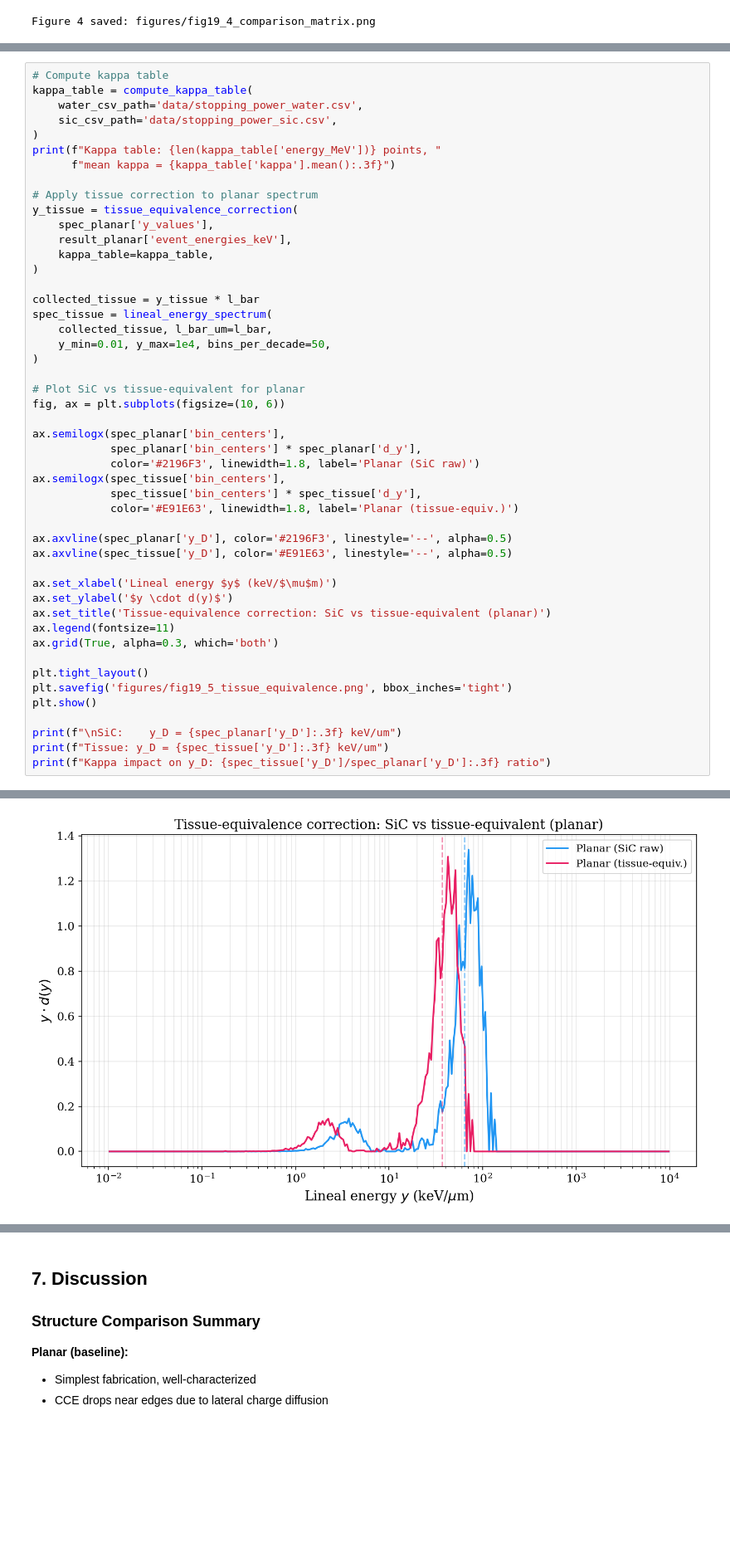
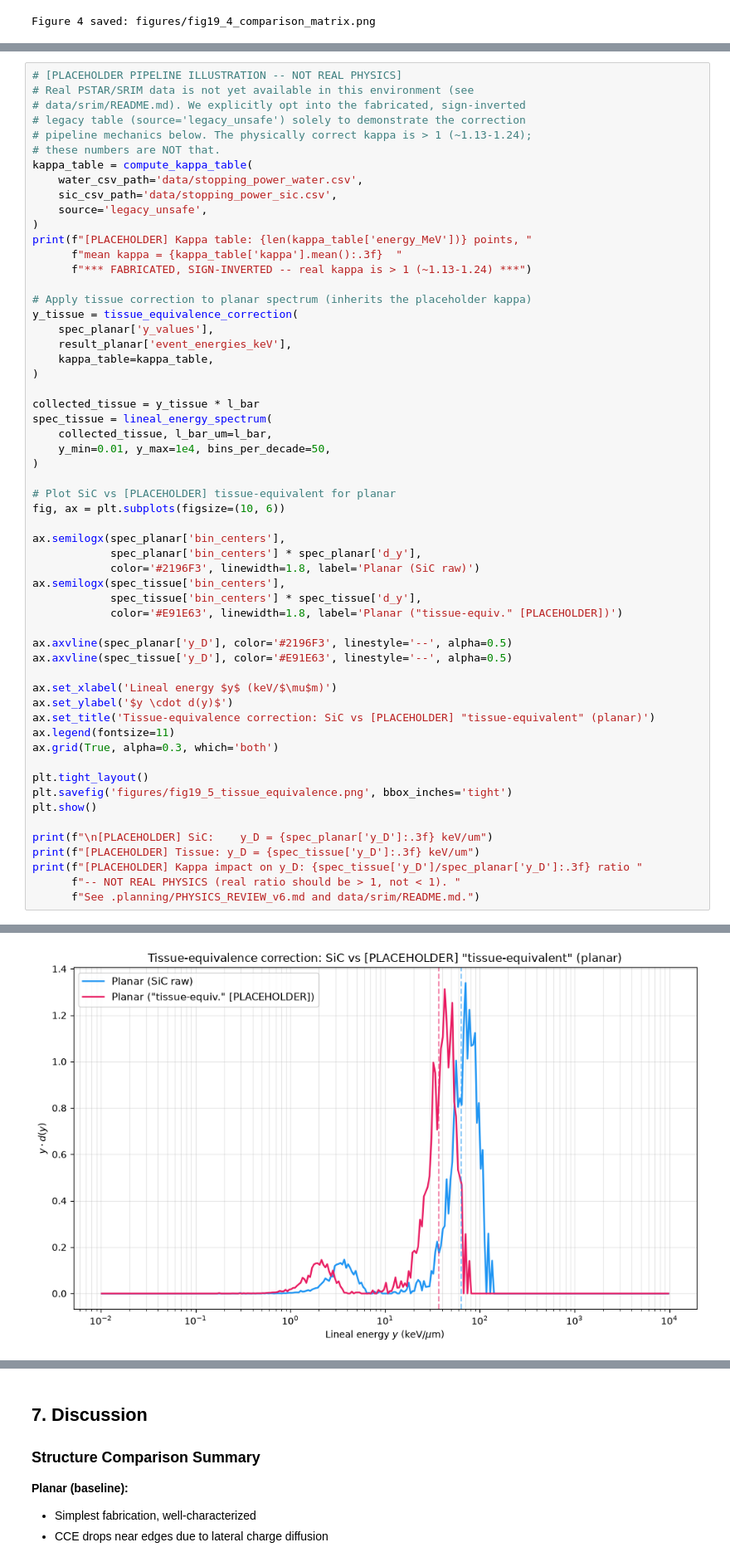
Before and after one commit to ngcex/sic-tcad-detector, a Jupyter notebook: notebooks/19_alternative_structures.ipynb, the cells around one changed output, grey strips where cells are left out. Shown at 83% size. Saved outputs shown, nothing was run; the diff lists cells and outputs as text; blank space fills up the shorter version.

```diff
--- a/notebooks/19_alternative_structures.ipynb
+++ b/notebooks/19_alternative_structures.ipynb
@@ -957,13 +972,20 @@ response maps to tissue-relevant dosimetric quantities.
 # %%
-# Compute kappa table
+# [PLACEHOLDER PIPELINE ILLUSTRATION -- NOT REAL PHYSICS]
+# Real PSTAR/SRIM data is not yet available in this environment (see
+# data/srim/README.md). We explicitly opt into the fabricated, sign-inverted
+# legacy table (source='legacy_unsafe') solely to demonstrate the correction
+# pipeline mechanics below. The physically correct kappa is > 1 (~1.13-1.24);
+# these numbers are NOT that.
 kappa_table = compute_kappa_table(
     water_csv_path='data/stopping_power_water.csv',
     sic_csv_path='data/stopping_power_sic.csv',
+    source='legacy_unsafe',
 )
-print(f"Kappa table: {len(kappa_table['energy_MeV'])} points, "
-      f"mean kappa = {kappa_table['kappa'].mean():.3f}")
+print(f"[PLACEHOLDER] Kappa table: {len(kappa_table['energy_MeV'])} points, "
+      f"mean kappa = {kappa_table['kappa'].mean():.3f}  "
+      f"*** FABRICATED, SIGN-INVERTED -- real kappa is > 1 (~1.13-1.24) ***")
 
-# Apply tissue correction to planar spectrum
+# Apply tissue correction to planar spectrum (inherits the placeholder kappa)
 y_tissue = tissue_equivalence_correction(
     spec_planar['y_values'],
     result_planar['event_energies_keV'],
@@ -976,7 +998,7 @@ spec_tissue = lineal_energy_spectrum(
     y_min=0.01, y_max=1e4, bins_per_decade=50,
 )
 
-# Plot SiC vs tissue-equivalent for planar
+# Plot SiC vs [PLACEHOLDER] tissue-equivalent for planar
 fig, ax = plt.subplots(figsize=(10, 6))
 
 ax.semilogx(spec_planar['bin_centers'],
@@ -984,14 +1006,14 @@ ax.semilogx(spec_planar['bin_centers'],
             color='#2196F3', linewidth=1.8, label='Planar (SiC raw)')
 ax.semilogx(spec_tissue['bin_centers'],
             spec_tissue['bin_centers'] * spec_tissue['d_y'],
-            color='#E91E63', linewidth=1.8, label='Planar (tissue-equiv.)')
+            color='#E91E63', linewidth=1.8, label='Planar ("tissue-equiv." [PLACEHOLDER])')
 
 ax.axvline(spec_planar['y_D'], color='#2196F3', linestyle='--', alpha=0.5)
 ax.axvline(spec_tissue['y_D'], color='#E91E63', linestyle='--', alpha=0.5)
 
 ax.set_xlabel('Lineal energy $y$ (keV/$\mu$m)')
 ax.set_ylabel('$y \cdot d(y)$')
-ax.set_title('Tissue-equivalence correction: SiC vs tissue-equivalent (planar)')
+ax.set_title('Tissue-equivalence correction: SiC vs [PLACEHOLDER] "tissue-equivalent" (planar)')
 ax.legend(fontsize=11)
 ax.grid(True, alpha=0.3, which='both')
 
@@ -999,7 +1021,9 @@ plt.tight_layout()
 plt.savefig('figures/fig19_5_tissue_equivalence.png', bbox_inches='tight')
 plt.show()
 
-print(f"\nSiC:    y_D = {spec_planar['y_D']:.3f} keV/um")
-print(f"Tissue: y_D = {spec_tissue['y_D']:.3f} keV/um")
-print(f"Kappa impact on y_D: {spec_tissue['y_D']/spec_planar['y_D']:.3f} ratio")
+print(f"\n[PLACEHOLDER] SiC:    y_D = {spec_planar['y_D']:.3f} keV/um")
+print(f"[PLACEHOLDER] Tissue: y_D = {spec_tissue['y_D']:.3f} keV/um")
+print(f"[PLACEHOLDER] Kappa impact on y_D: {spec_tissue['y_D']/spec_planar['y_D']:.3f} ratio "
+      f"-- NOT REAL PHYSICS (real ratio should be > 1, not < 1). "
+      f"See .planning/PHYSICS_REVIEW_v6.md and data/srim/README.md.")
 # %% [output]
@@ -1007 +1031 @@ Kappa table: 37 points, mean kappa = 0.580
-[figure, old version]
+[figure, new version]
```
Also changed, not shown: parts of 3 cells of this notebook, 14 other files.
